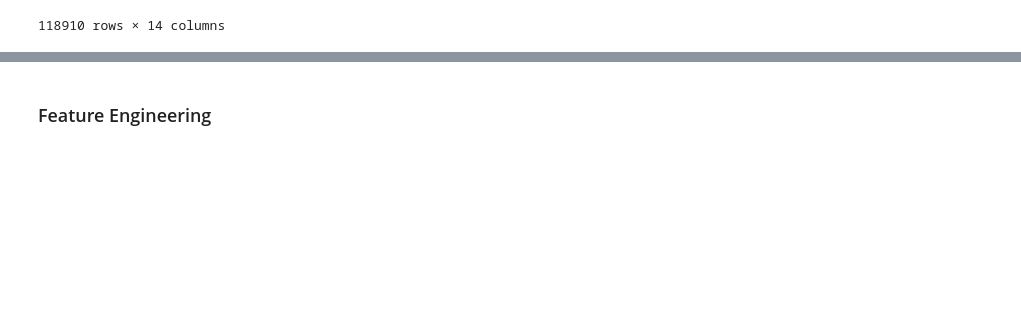
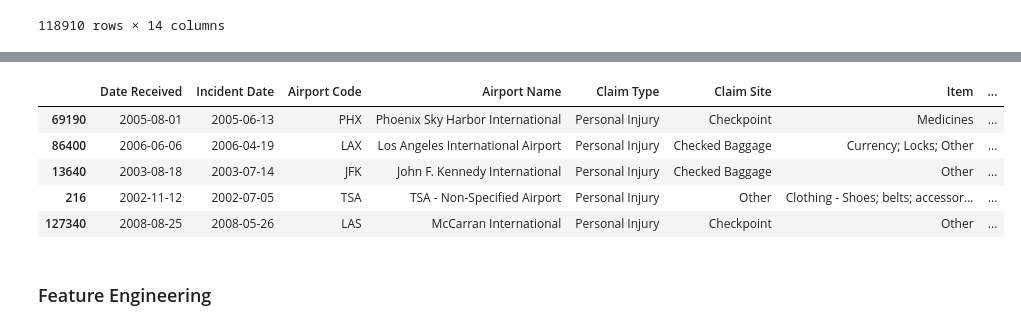
Before and after one commit to btokoli/Risk-Radar-Clustering-Airports-by-Claim-Patterns-to-Spotlight-High-Risk-Hubs, a Jupyter notebook: airportAnalysis.ipynb, the cells around one changed output, grey strips where cells are left out. Cells and saved outputs as stored; diff of their text form; code cells hidden in the pictures; blank space fills up the shorter version.

```diff
--- a/airportAnalysis.ipynb
+++ b/airportAnalysis.ipynb
@@ -539,3 +555,12 @@ new_df
+# %%
+df2.nlargest(5, "Claim Amount")
+# %% [output]
+|  | Date Received | Incident Date | Airport Code | Airport Name | Claim Type | Claim Site | Item | ... |
+| 69190 | 2005-08-01 | 2005-06-13 | PHX | Phoenix Sky Harbor International | Personal Injury | Checkpoint | Medicines | ... |
+| 86400 | 2006-06-06 | 2006-04-19 | LAX | Los Angeles International Airport | Personal Injury | Checked Baggage | Currency; Locks; Other | ... |
+| 13640 | 2003-08-18 | 2003-07-14 | JFK | John F. Kennedy International | Personal Injury | Checked Baggage | Other | ... |
+| 216 | 2002-11-12 | 2002-07-05 | TSA | TSA - Non-Specified Airport | Personal Injury | Other | Clothing - Shoes; belts; accessor... | ... |
+| 127340 | 2008-08-25 | 2008-05-26 | LAS | McCarran International | Personal Injury | Checkpoint | Other | ... |
 # %% [markdown]
 ### Feature Engineering
 # %%
```
Also changed, not shown: parts of 1 cell of this notebook.
